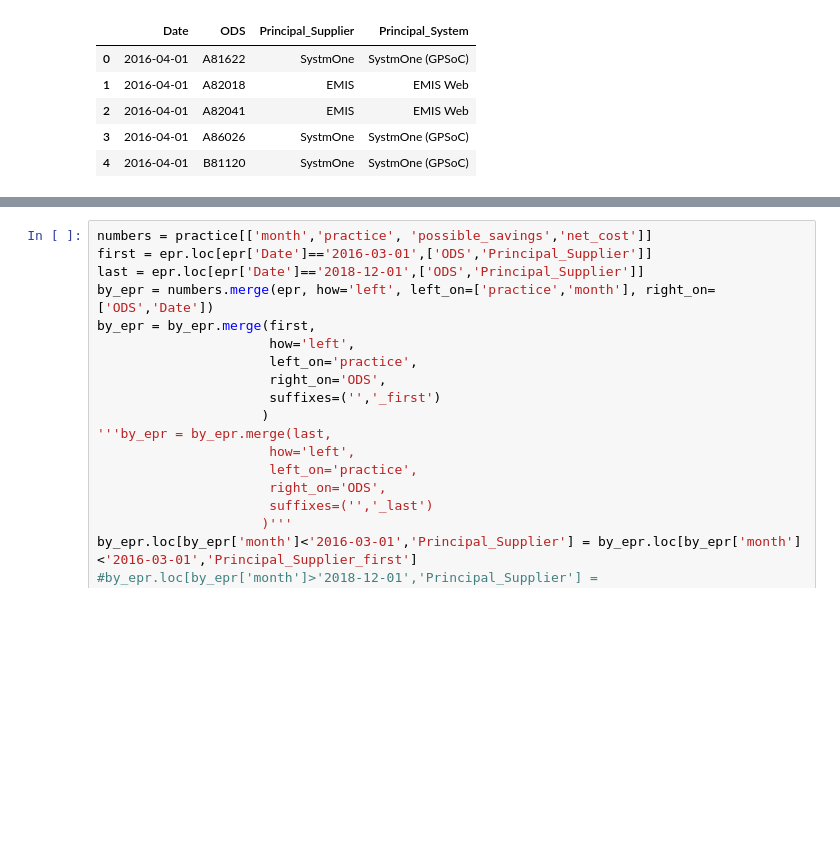
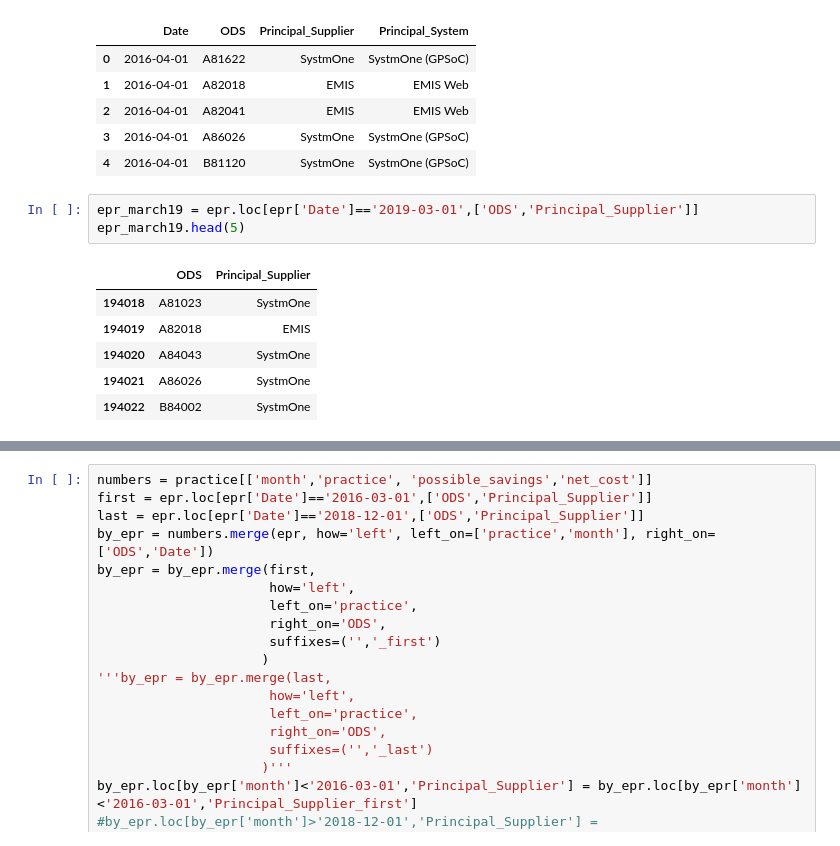
Before and after one commit to ebmdatalab/ghost_branded_generics_paper, a Jupyter notebook: Ghost Branded Generics.ipynb, the cells around one changed output, grey strips where cells are left out. Cells and saved outputs as stored; diff of their text form; blank space fills up the shorter version.

Commit message:
added a new table and updated commenting
added a new df to calculate how many practices are currently using SystmONe.

updated commenting around change detection.

```diff
--- a/Ghost Branded Generics.ipynb
+++ b/Ghost Branded Generics.ipynb
@@ -251,3 +252,13 @@ epr.head()
 | 2 | 2016-04-01 | A82041 | EMIS | EMIS Web |
 | 3 | 2016-04-01 | A86026 | SystmOne | SystmOne (GPSoC) |
 | 4 | 2016-04-01 | B81120 | SystmOne | SystmOne (GPSoC) |
+# %%
+epr_march19 = epr.loc[epr['Date']=='2019-03-01',['ODS','Principal_Supplier']]
+epr_march19.head(5)
+# %% [output]
+|  | ODS | Principal_Supplier |
+| 194018 | A81023 | SystmOne |
+| 194019 | A82018 | EMIS |
+| 194020 | A84043 | SystmOne |
+| 194021 | A86026 | SystmOne |
+| 194022 | B84002 | SystmOne |
```
Also changed, not shown: parts of 2 cells of this notebook.
